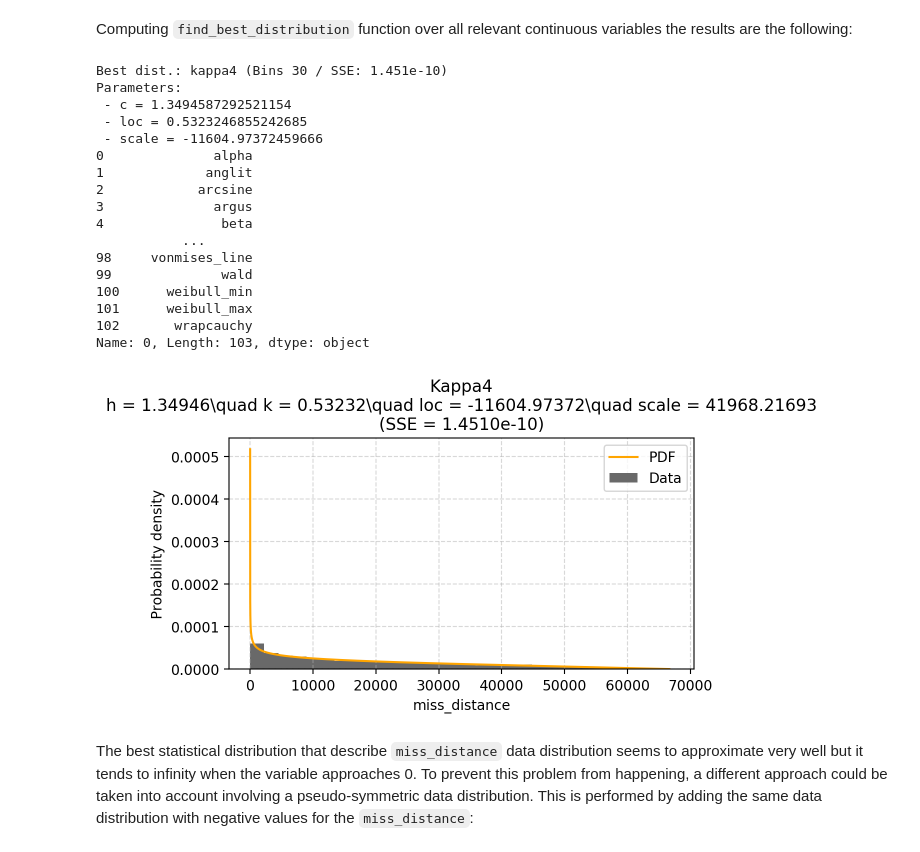
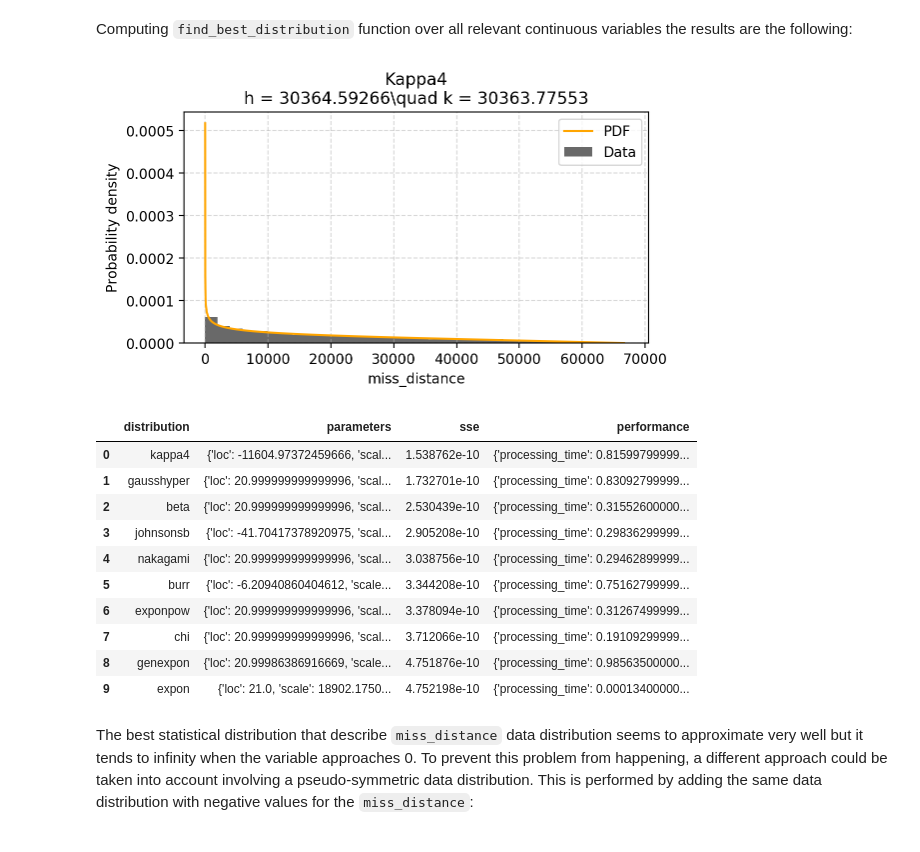
Before and after one commit to JJavierRosales/scapy, a Jupyter notebook: notebooks/Kelvins - Collision Avoidance Challenge + EDA.ipynb, the cells around one changed output. Saved outputs shown, nothing was run; the diff lists cells and outputs as text; code cells hidden in the pictures.

```diff
--- a/notebooks/Kelvins - Collision Avoidance Challenge + EDA.ipynb
+++ b/notebooks/Kelvins - Collision Avoidance Challenge + EDA.ipynb
@@ -234,7 +234,7 @@ In order to generate synthetic data that reliably describe the current problem o
 In addition to the orbital elements, the analysis of the `miss_distance` data distribution is also of crucial interest as it constitutes one of the starting points in the synthetic data generation process.
 # %%
 # Define function to define upper and lower limits for standard data in a population
-def outliers_boundaries(data, threshold):
+def outliers_boundaries(data, threshold = 2.0):
 
     Q1 = np.quantile(data,0.25)
     Q3 = np.quantile(data,0.75)
@@ -469,4 +471,37 @@ def plot_distribution(data, dist, bins=50):
     return
 # %% [markdown]
 As described previously, for the parametric approach the function `find_best_distribution` is defined to find the statistical distribution that best fits the real data distribution of all existing continuous distributions available in [SciPy.org](https://docs.scipy.org/doc/scipy/reference/stats.html). To do so, the algorithm retrieves all existing continuous distributions, tries to fit it to the real data, computes the SSE and compare to the best fit found so far. It returns the best statistical distribution which corresponds to the one with the lowest SSE.
+# %%
+# Define function to get the list of continuous distributions from SciPy.org website
+def get_scipy_distributions():
+    try:
+        # Get Continuous distributions table from SciPy website.
+        url = 'https://docs.scipy.org/doc/scipy/reference/stats.html'
+        tbody = pd.read_html(requests.get(url).content)[1]
+
+        # Create pandas dataframe and save CSV local file to be able to use the notebook offline.
+        df_distributions = pd.DataFrame(data = tbody[0].to_list(), columns=['scipy_distributions'])
+        df_distributions.to_csv(os.path.join(cwd,'temp_scipy-distributions.csv'), sep=',')
+
+    except Exception:
+        print("Could not read SciPy.org website. Importing data from local file...")
+        # Import training dataset
+        df_distributions = pd.read_csv(os.path.join(cwd,'data','notebook-outputs','temp_scipy-distributions.csv'),
+                            sep=',', header=0, index_col=None, skipinitialspace=False)
+
+        pass
+
+    # Evaluate list of objects in str format to convert it into a Python list
+    distributions_list = []
+
+    # Iterate through all the continous distributions on the website and evaluate it
+    # to discard those that are not compatible with the library version installed.
+    for distribution_i in df_distributions['scipy_distributions'].to_list():
+        try:
+            distributions_list.append(eval('st.' + distribution_i))
+            print(distribution_i)
+        except Exception:
+            pass
+
+    return distributions_list
 # %%
@@ -568,36 +555,32 @@ Computing `find_best_distribution` function over all relevant continuous variabl
 # %%
 # Set column name to study and remove outliers.
 variable = 'miss_distance'
 data = df_lastCDM[variable]
 
 # Define list of continuous distributions to exclude from the fitting process
 stdist_excluded = ['studentized_range', 'levy_l_gen', 'levy_stable']
 
 # Find distribution that best fits the data
-dist = fit_distribution(st.beta, data, 30)
-dist = find_best_distribution(data, 30, stdist_excluded)
+# dist = fit_distribution(st.beta, data, 30)
+distribution, ranking = find_best_distribution(data, bins = nbins(data, 'fd'), exclusion_list = stdist_excluded)
 
 # Print plot including histogram and distribution fitted
-plot_distribution(data, dist, 30)
+plot_distribution(data, distribution['distribution'], distribution['parameters'], bins = nbins(data, 'fd'))
+ranking.head(10)
+# ranking.to_csv(os.path.join(cwd,'data','notebook-outputs','temp_fitting-ranking-miss_distance.csv'), sep=',')
 # %% [output]
-Best dist.: kappa4 (Bins 30 / SSE: 1.451e-10)
-Parameters:
- - c = 1.3494587292521154
- - loc = 0.5323246855242685
- - scale = -11604.97372459666
-0              alpha
-1             anglit
-2            arcsine
-3              argus
-4               beta
-           ...
-98     vonmises_line
-99              wald
-100      weibull_min
-101      weibull_max
-102       wrapcauchy
-Name: 0, Length: 103, dtype: object
-[figure, old version]
+[figure, new version]
+|  | distribution | parameters | sse | performance |
+| 0 | kappa4 | {'loc': -11604.97372459666, 'scal... | 1.538762e-10 | {'processing_time': 0.81599799999... |
+| 1 | gausshyper | {'loc': 20.999999999999996, 'scal... | 1.732701e-10 | {'processing_time': 0.83092799999... |
+| 2 | beta | {'loc': 20.999999999999996, 'scal... | 2.530439e-10 | {'processing_time': 0.31552600000... |
+| 3 | johnsonsb | {'loc': -41.70417378920975, 'scal... | 2.905208e-10 | {'processing_time': 0.29836299999... |
+| 4 | nakagami | {'loc': 20.999999999999996, 'scal... | 3.038756e-10 | {'processing_time': 0.29462899999... |
+| 5 | burr | {'loc': -6.20940860404612, 'scale... | 3.344208e-10 | {'processing_time': 0.75162799999... |
+| 6 | exponpow | {'loc': 20.999999999999996, 'scal... | 3.378094e-10 | {'processing_time': 0.31267499999... |
+| 7 | chi | {'loc': 20.999999999999996, 'scal... | 3.712066e-10 | {'processing_time': 0.19109299999... |
+| 8 | genexpon | {'loc': 20.99986386916669, 'scale... | 4.751876e-10 | {'processing_time': 0.98563500000... |
+| 9 | expon | {'loc': 21.0, 'scale': 18902.1750... | 4.752198e-10 | {'processing_time': 0.00013400000... |
 # %% [markdown]
 The best statistical distribution that describe `miss_distance` data distribution seems to approximate very well but it tends to infinity when the variable approaches 0. To prevent this problem from happening, a different approach could be taken into account involving a pseudo-symmetric data distribution. This is performed by adding the same data distribution with negative values for the `miss_distance`:
 # %%
```
Also changed, not shown: parts of 9 cells of this notebook, 1 other file.
